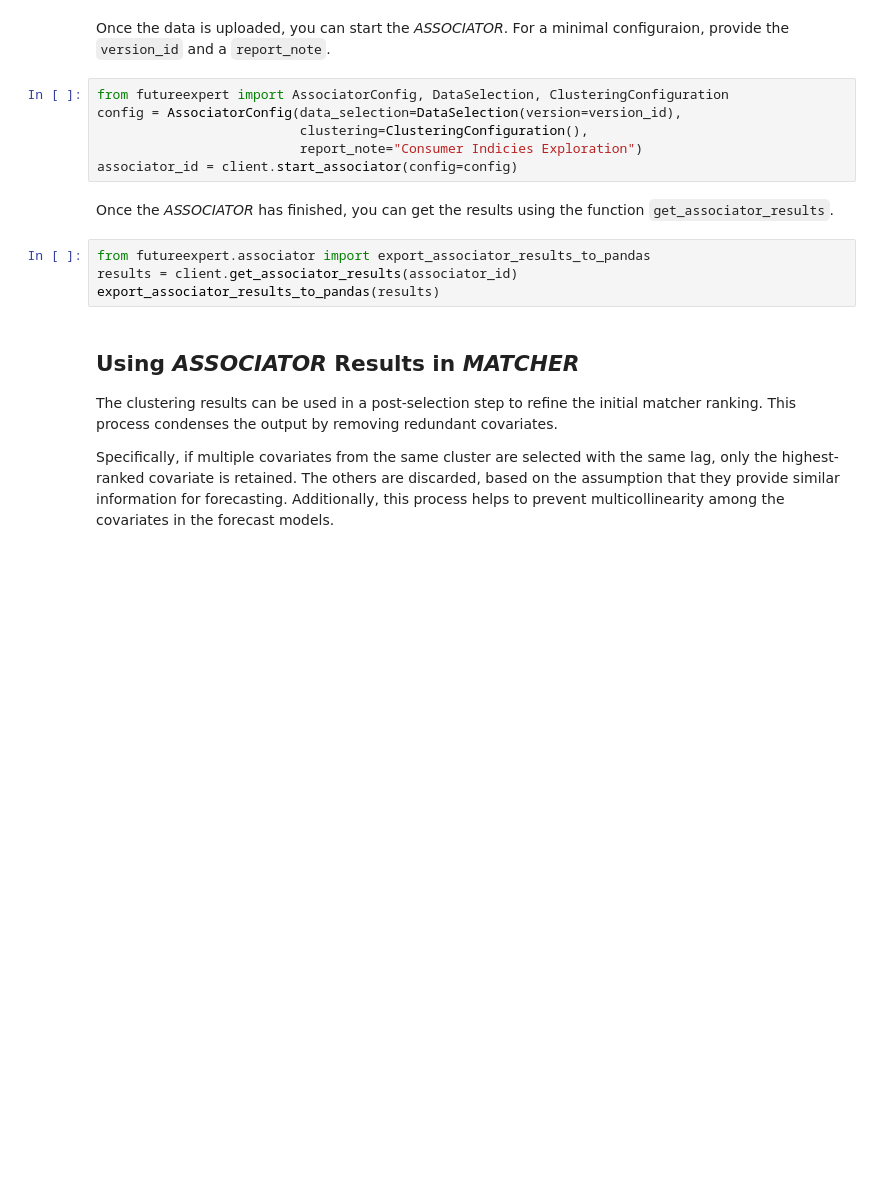
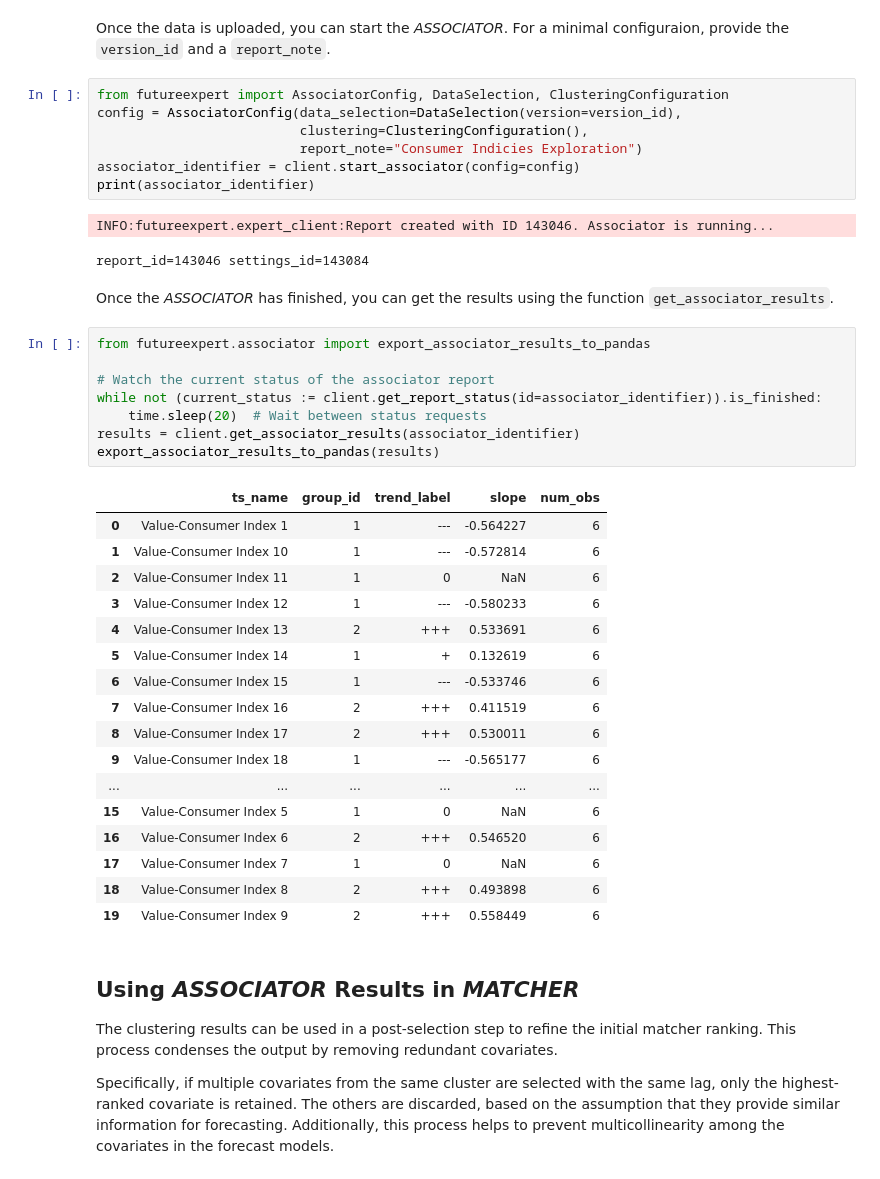
Before and after one commit to discovertomorrow/futureEXPERT, a Jupyter notebook: notebooks/associator.ipynb, the cells around one changed output. Drawn from its saved outputs; the diff is of its cells as text; blank space fills up the shorter version.

```diff
--- a/notebooks/associator.ipynb
+++ b/notebooks/associator.ipynb
@@ -39,13 +47,39 @@ from futureexpert import AssociatorConfig, DataSelection, ClusteringConfiguratio
 config = AssociatorConfig(data_selection=DataSelection(version=version_id),
                           clustering=ClusteringConfiguration(),
                           report_note="Consumer Indicies Exploration")
-associator_id = client.start_associator(config=config)
+associator_identifier = client.start_associator(config=config)
+print(associator_identifier)
+# %% [output]
+INFO:futureexpert.expert_client:Report created with ID 143046. Associator is running...
+report_id=143046 settings_id=143084
 # %% [markdown]
 Once the _ASSOCIATOR_ has finished, you can get the results using the function `get_associator_results`.
-# %%
-from futureexpert.associator import export_associator_results_to_pandas
-results = client.get_associator_results(associator_id)
-export_associator_results_to_pandas(results)
+# %%
+from futureexpert.associator import export_associator_results_to_pandas
+
+# Watch the current status of the associator report
+while not (current_status := client.get_report_status(id=associator_identifier)).is_finished:
+    time.sleep(20)  # Wait between status requests
+results = client.get_associator_results(associator_identifier)
+export_associator_results_to_pandas(results)
+# %% [output]
+|  | ts_name | group_id | trend_label | slope | num_obs |
+| 0 | Value-Consumer Index 1 | 1 | --- | -0.564227 | 6 |
+| 1 | Value-Consumer Index 10 | 1 | --- | -0.572814 | 6 |
+| 2 | Value-Consumer Index 11 | 1 | 0 | NaN | 6 |
+| 3 | Value-Consumer Index 12 | 1 | --- | -0.580233 | 6 |
+| 4 | Value-Consumer Index 13 | 2 | +++ | 0.533691 | 6 |
+| 5 | Value-Consumer Index 14 | 1 | + | 0.132619 | 6 |
+| 6 | Value-Consumer Index 15 | 1 | --- | -0.533746 | 6 |
+| 7 | Value-Consumer Index 16 | 2 | +++ | 0.411519 | 6 |
+| 8 | Value-Consumer Index 17 | 2 | +++ | 0.530011 | 6 |
+| 9 | Value-Consumer Index 18 | 1 | --- | -0.565177 | 6 |
+| ... | ... | ... | ... | ... | ... |
+| 15 | Value-Consumer Index 5 | 1 | 0 | NaN | 6 |
+| 16 | Value-Consumer Index 6 | 2 | +++ | 0.546520 | 6 |
+| 17 | Value-Consumer Index 7 | 1 | 0 | NaN | 6 |
+| 18 | Value-Consumer Index 8 | 2 | +++ | 0.493898 | 6 |
+| 19 | Value-Consumer Index 9 | 2 | +++ | 0.558449 | 6 |
 # %% [markdown]
 ## Using _ASSOCIATOR_ Results in _MATCHER_
 
```
Also changed, not shown: parts of 6 cells of this notebook, 21 other files.
